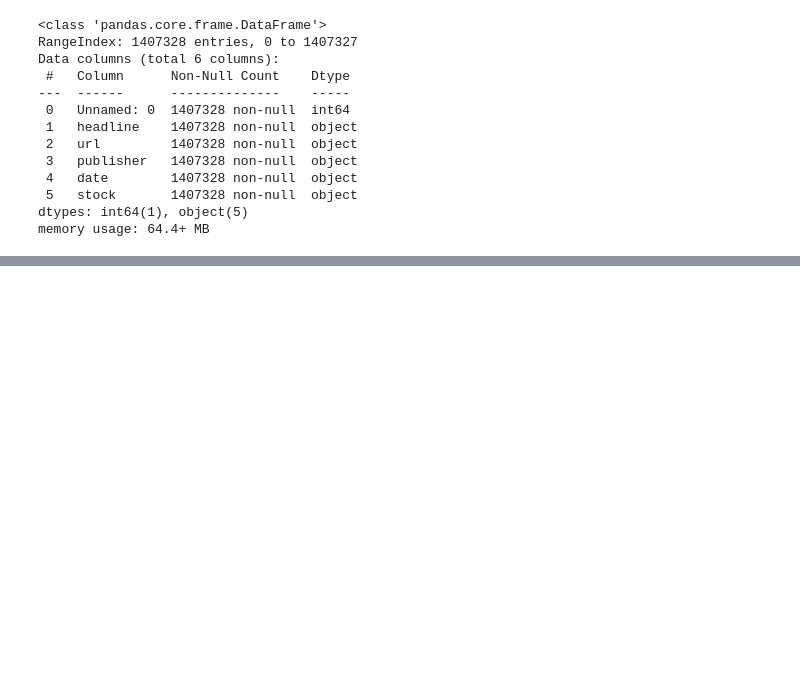
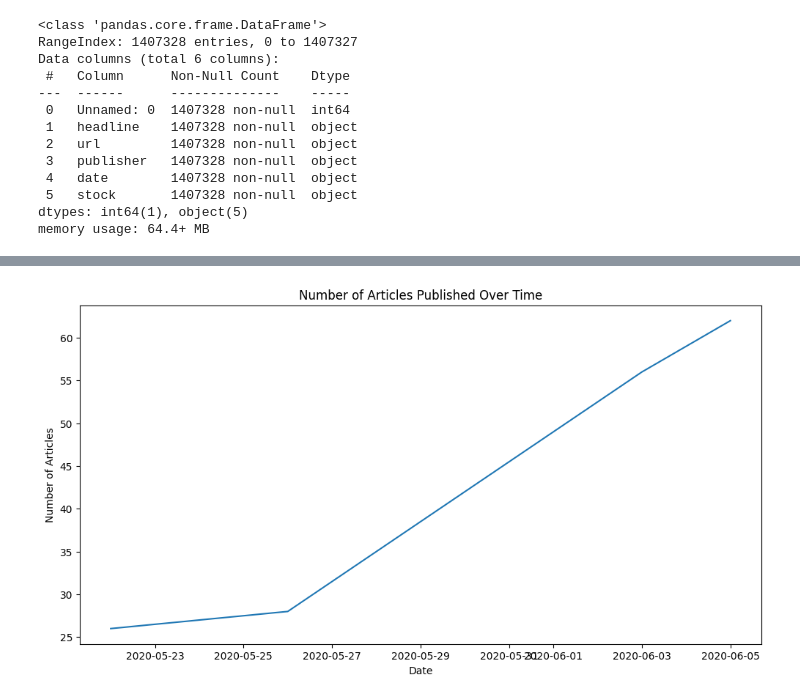
Before and after one commit to Ofgeha-Gelana/Nova-Financial-Solution, a Jupyter notebook: notebooks/eda.ipynb, the cells around one changed output, grey strips where cells are left out. Drawn from its saved outputs; the diff is of its cells as text; code cells hidden in the pictures; blank space fills up the shorter version.

```diff
--- a/notebooks/eda.ipynb
+++ b/notebooks/eda.ipynb
@@ -31,0 +74,20 @@ memory usage: 64.4+ MB
+# %%
+# 3. Analysis of Publication Dates
+# Convert the 'date' column to datetime
+df['date'] = pd.to_datetime(df['date'], errors='coerce')
+
+# Check if the conversion was successful and drop rows where conversion failed
+df = df.dropna(subset=['date'])
+
+# Group by day and count the number of articles published
+daily_counts = df.groupby(df['date'].dt.date).size()
+# %%
+# Display the daily publication trend
+plt.figure(figsize=(12, 6))
+daily_counts.plot()
+plt.title('Number of Articles Published Over Time')
+plt.xlabel('Date')
+plt.ylabel('Number of Articles')
+plt.show()
+# %% [output]
+[figure, added]
```
Also changed, not shown: parts of 5 cells of this notebook.
